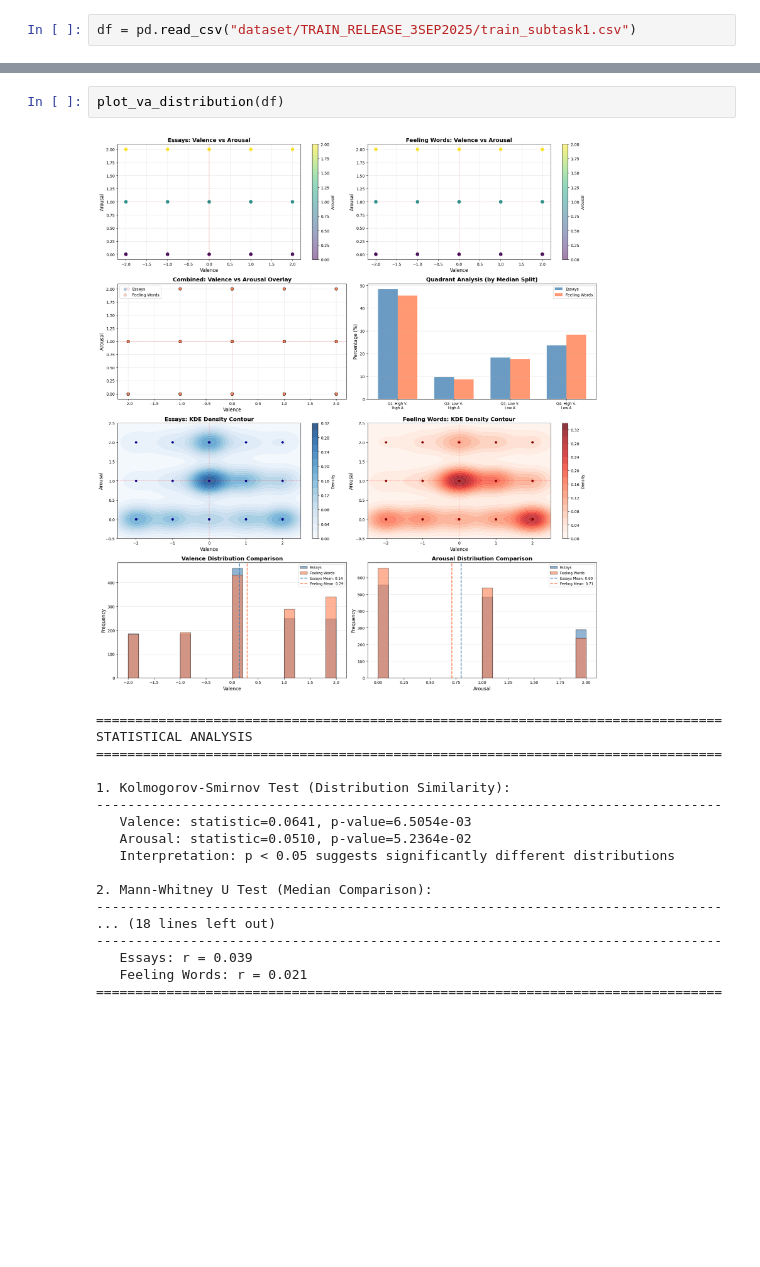
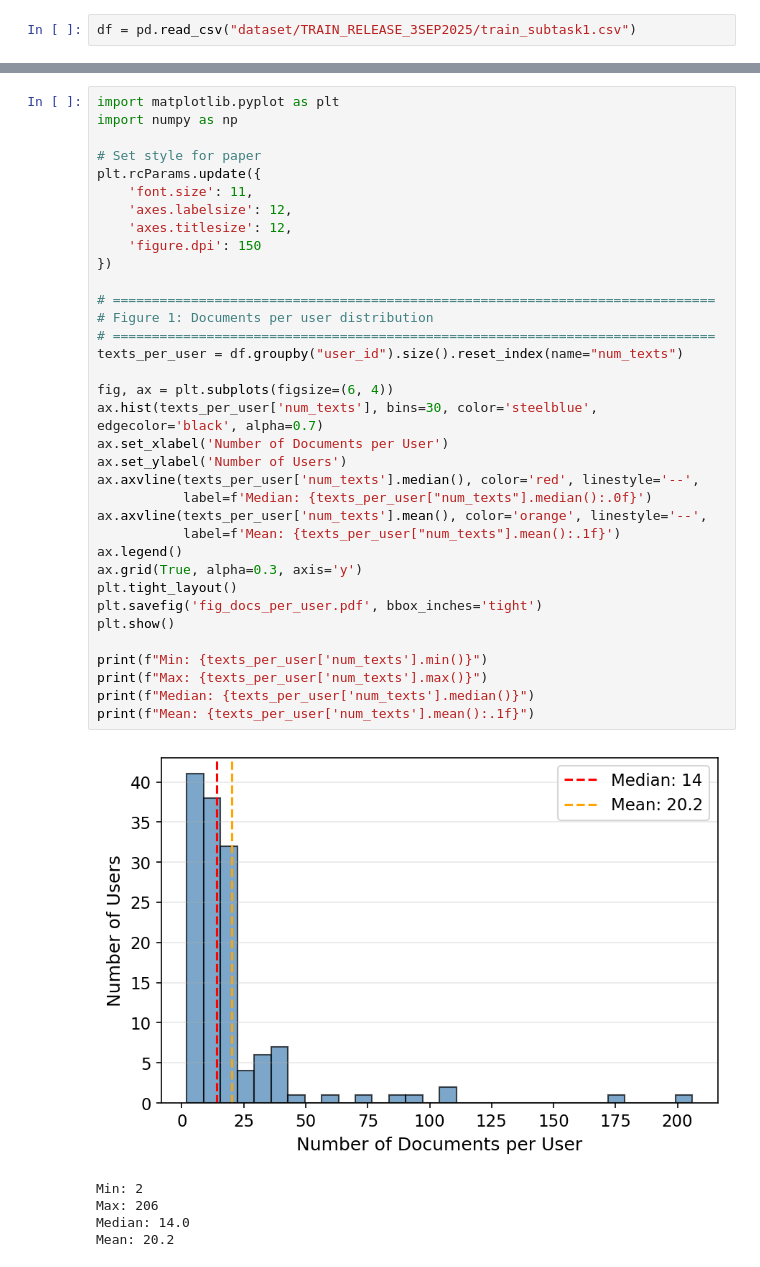
Before and after one commit to AndreaLolli2912/SemEval2026-EmoVA, a Jupyter notebook: eda.ipynb, the cells around one changed output, grey strips where cells are left out. Drawn from its saved outputs; the diff is of its cells as text; blank space fills up the shorter version.

```diff
--- a/eda.ipynb
+++ b/eda.ipynb
@@ -346,21 +12,41 @@ def plot_va_distribution(data):
-# %%
-plot_va_distribution(df)
-# %% [output]
-[figure, removed]
-================================================================================
-STATISTICAL ANALYSIS
-================================================================================
-
-1. Kolmogorov-Smirnov Test (Distribution Similarity):
---------------------------------------------------------------------------------
-   Valence: statistic=0.0641, p-value=6.5054e-03
-   Arousal: statistic=0.0510, p-value=5.2364e-02
-   Interpretation: p < 0.05 suggests significantly different distributions
-
-2. Mann-Whitney U Test (Median Comparison):
---------------------------------------------------------------------------------
-... (18 lines left out)
---------------------------------------------------------------------------------
-   Essays: r = 0.039
-   Feeling Words: r = 0.021
-================================================================================
+# %%
+import matplotlib.pyplot as plt
+import numpy as np
+
+# Set style for paper
+plt.rcParams.update({
+    'font.size': 11,
+    'axes.labelsize': 12,
+    'axes.titlesize': 12,
+    'figure.dpi': 150
+})
+
+# =============================================================================
+# Figure 1: Documents per user distribution
+# =============================================================================
+texts_per_user = df.groupby("user_id").size().reset_index(name="num_texts")
+
+fig, ax = plt.subplots(figsize=(6, 4))
+ax.hist(texts_per_user['num_texts'], bins=30, color='steelblue', edgecolor='black', alpha=0.7)
+ax.set_xlabel('Number of Documents per User')
+ax.set_ylabel('Number of Users')
+ax.axvline(texts_per_user['num_texts'].median(), color='red', linestyle='--',
+           label=f'Median: {texts_per_user["num_texts"].median():.0f}')
+ax.axvline(texts_per_user['num_texts'].mean(), color='orange', linestyle='--',
+           label=f'Mean: {texts_per_user["num_texts"].mean():.1f}')
+ax.legend()
+ax.grid(True, alpha=0.3, axis='y')
+plt.tight_layout()
+plt.savefig('fig_docs_per_user.pdf', bbox_inches='tight')
+plt.show()
+
+print(f"Min: {texts_per_user['num_texts'].min()}")
+print(f"Max: {texts_per_user['num_texts'].max()}")
+print(f"Median: {texts_per_user['num_texts'].median()}")
+print(f"Mean: {texts_per_user['num_texts'].mean():.1f}")
+# %% [output]
+[figure, added]
+Min: 2
+Max: 206
+Median: 14.0
+Mean: 20.2
```
Also changed, not shown: parts of 10 cells of this notebook.
